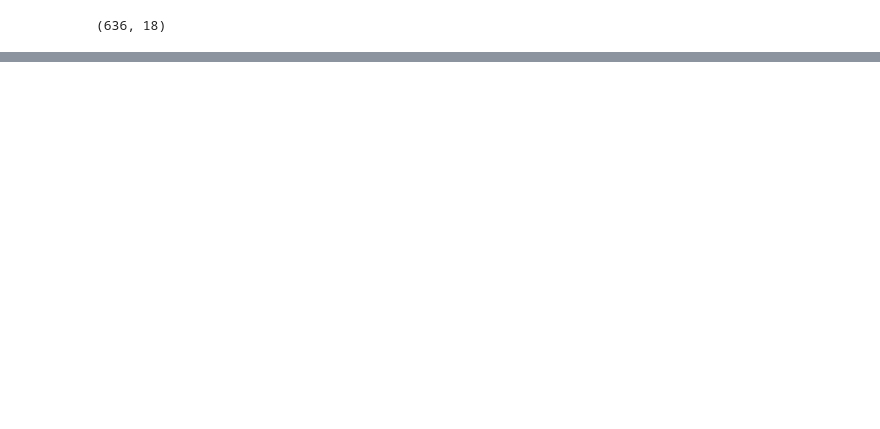
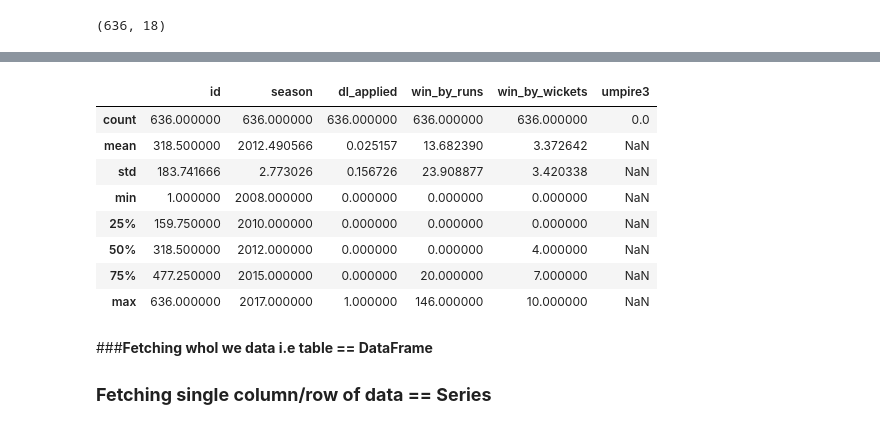
Before and after one commit to Radhe3108/Pandas, a Jupyter notebook: pandas_tutoorial.ipynb, the cells around one changed output, grey strips where cells are left out. Saved outputs shown, nothing was run; the diff lists cells and outputs as text; code cells hidden in the pictures; blank space fills up the shorter version.

```diff
--- a/pandas_tutoorial.ipynb
+++ b/pandas_tutoorial.ipynb
@@ -57,0 +79,17 @@ data.shape
+# %%
+# Works on numeric data
+data.describe()
+# %% [output]
+|  | id | season | dl_applied | win_by_runs | win_by_wickets | umpire3 |
+| count | 636.000000 | 636.000000 | 636.000000 | 636.000000 | 636.000000 | 0.0 |
+| mean | 318.500000 | 2012.490566 | 0.025157 | 13.682390 | 3.372642 | NaN |
+| std | 183.741666 | 2.773026 | 0.156726 | 23.908877 | 3.420338 | NaN |
+| min | 1.000000 | 2008.000000 | 0.000000 | 0.000000 | 0.000000 | NaN |
+| 25% | 159.750000 | 2010.000000 | 0.000000 | 0.000000 | 0.000000 | NaN |
+| 50% | 318.500000 | 2012.000000 | 0.000000 | 0.000000 | 4.000000 | NaN |
+| 75% | 477.250000 | 2015.000000 | 0.000000 | 20.000000 | 7.000000 | NaN |
+| max | 636.000000 | 2017.000000 | 1.000000 | 146.000000 | 10.000000 | NaN |
+# %% [markdown]
+
+###**Fetching whol we data i.e table == DataFrame**
+### **Fetching single column/row of data == Series**
```
Also changed, not shown: parts of 4 cells of this notebook.
